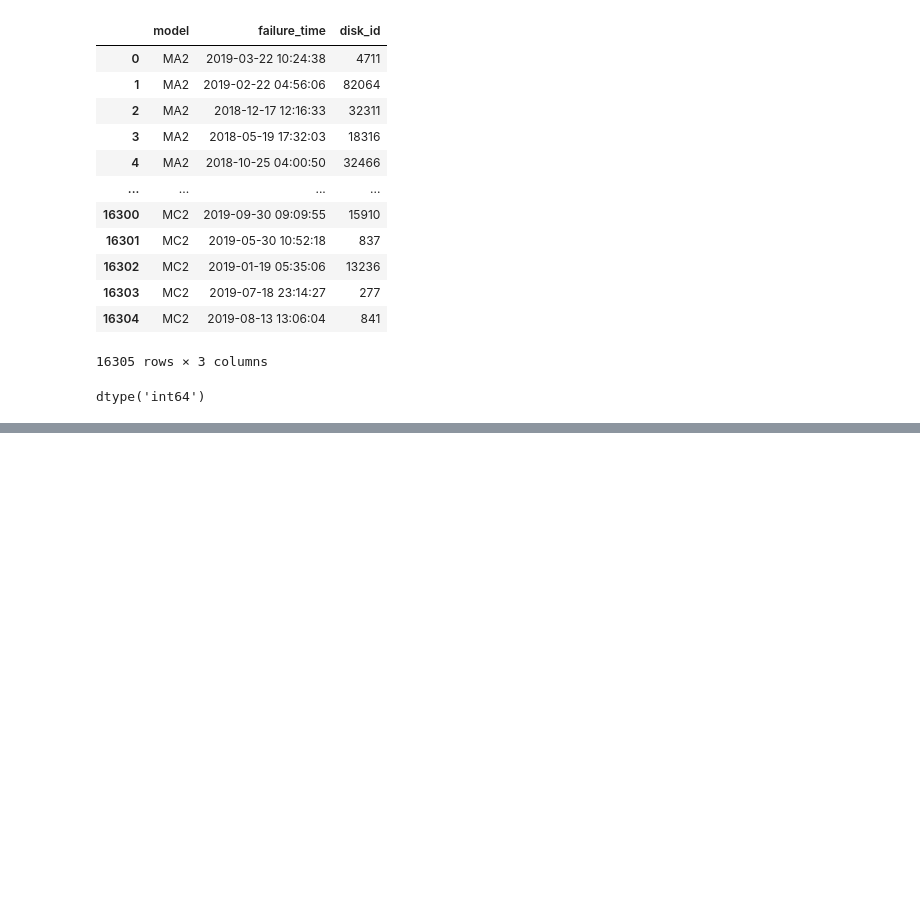
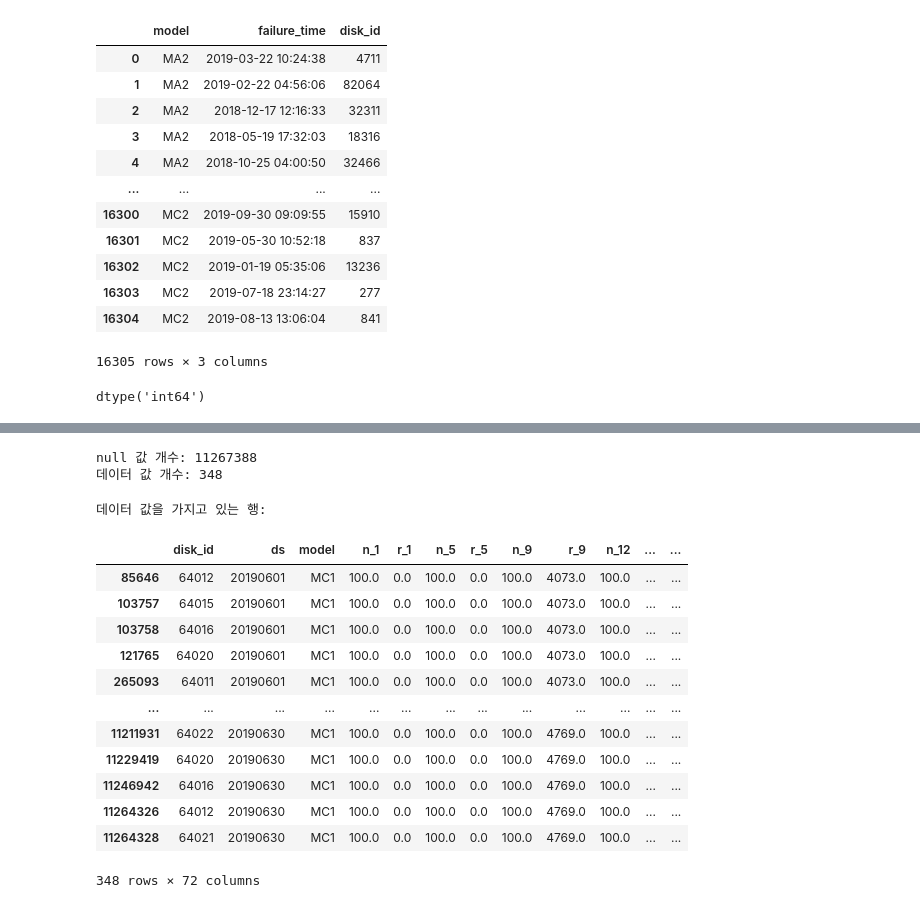
Before and after one commit to passion3659/ssd-failure, a Jupyter notebook: 00-making_combined_df.ipynb, the cells around one changed output, grey strips where cells are left out. Cells and saved outputs as stored; diff of their text form; code cells hidden in the pictures; blank space fills up the shorter version.

```diff
--- a/00-making_combined_df.ipynb
+++ b/00-making_combined_df.ipynb
@@ -113,0 +143,34 @@ combined_df01.to_csv('combined_df01.csv', index=False)
+# %%
+# null 값 개수 확인
+null_count = combined_df06['n_211'].isnull().sum()
+
+# 데이터 값 개수 확인
+data_count = combined_df06['n_211'].count()
+
+print("null 값 개수:", null_count)
+print("데이터 값 개수:", data_count)
+# %% [output]
+null 값 개수: 11267388
+데이터 값 개수: 348
+# %%
+# 데이터 값을 가지고 있는 행 확인
+
+data_rows = combined_df06[combined_df06['n_211'].notnull()]
+
+print("데이터 값을 가지고 있는 행:")
+data_rows
+# %% [output]
+데이터 값을 가지고 있는 행:
+|  | disk_id | ds | model | n_1 | r_1 | n_5 | r_5 | n_9 | r_9 | n_12 | ... | ... |
+| 85646 | 64012 | 20190601 | MC1 | 100.0 | 0.0 | 100.0 | 0.0 | 100.0 | 4073.0 | 100.0 | ... | ... |
+| 103757 | 64015 | 20190601 | MC1 | 100.0 | 0.0 | 100.0 | 0.0 | 100.0 | 4073.0 | 100.0 | ... | ... |
+| 103758 | 64016 | 20190601 | MC1 | 100.0 | 0.0 | 100.0 | 0.0 | 100.0 | 4073.0 | 100.0 | ... | ... |
+| 121765 | 64020 | 20190601 | MC1 | 100.0 | 0.0 | 100.0 | 0.0 | 100.0 | 4073.0 | 100.0 | ... | ... |
+| 265093 | 64011 | 20190601 | MC1 | 100.0 | 0.0 | 100.0 | 0.0 | 100.0 | 4073.0 | 100.0 | ... | ... |
+| ... | ... | ... | ... | ... | ... | ... | ... | ... | ... | ... | ... | ... |
+| 11211931 | 64022 | 20190630 | MC1 | 100.0 | 0.0 | 100.0 | 0.0 | 100.0 | 4769.0 | 100.0 | ... | ... |
+| 11229419 | 64020 | 20190630 | MC1 | 100.0 | 0.0 | 100.0 | 0.0 | 100.0 | 4769.0 | 100.0 | ... | ... |
+| 11246942 | 64016 | 20190630 | MC1 | 100.0 | 0.0 | 100.0 | 0.0 | 100.0 | 4769.0 | 100.0 | ... | ... |
+| 11264326 | 64012 | 20190630 | MC1 | 100.0 | 0.0 | 100.0 | 0.0 | 100.0 | 4769.0 | 100.0 | ... | ... |
+| 11264328 | 64021 | 20190630 | MC1 | 100.0 | 0.0 | 100.0 | 0.0 | 100.0 | 4769.0 | 100.0 | ... | ... |
+348 rows × 72 columns
```
Also changed, not shown: parts of 12 cells of this notebook, 1 other file.
